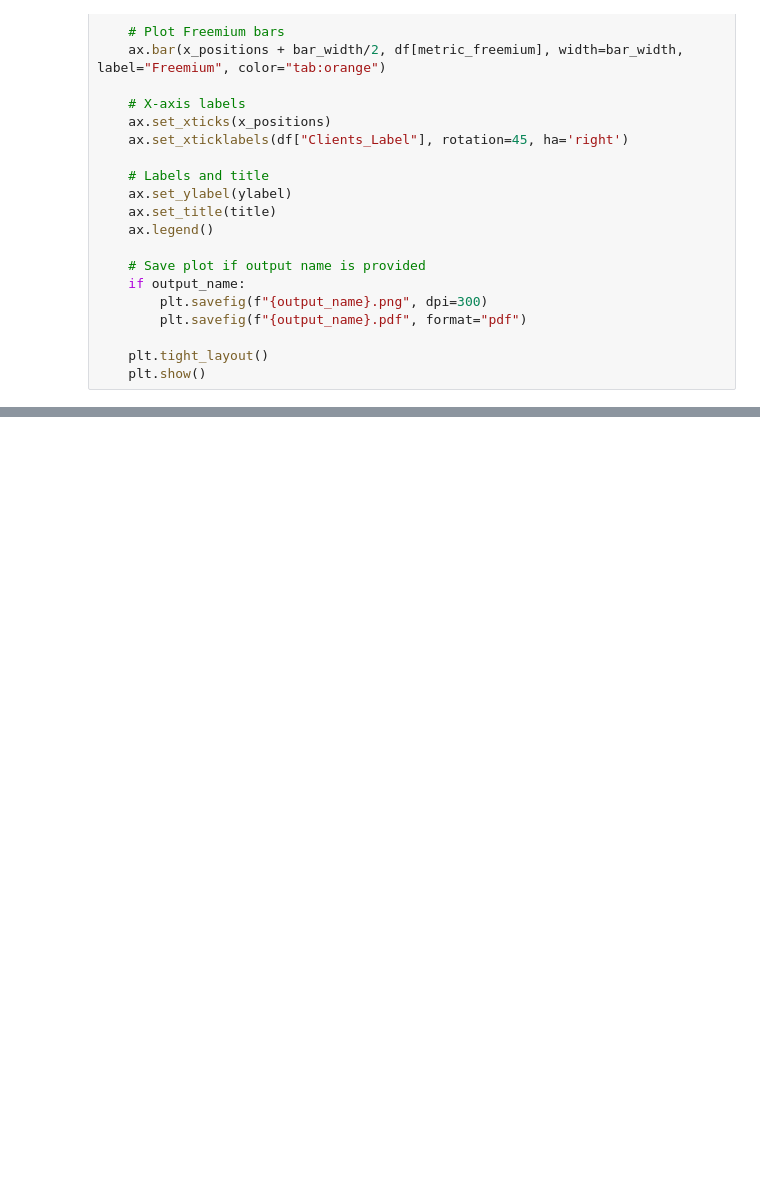
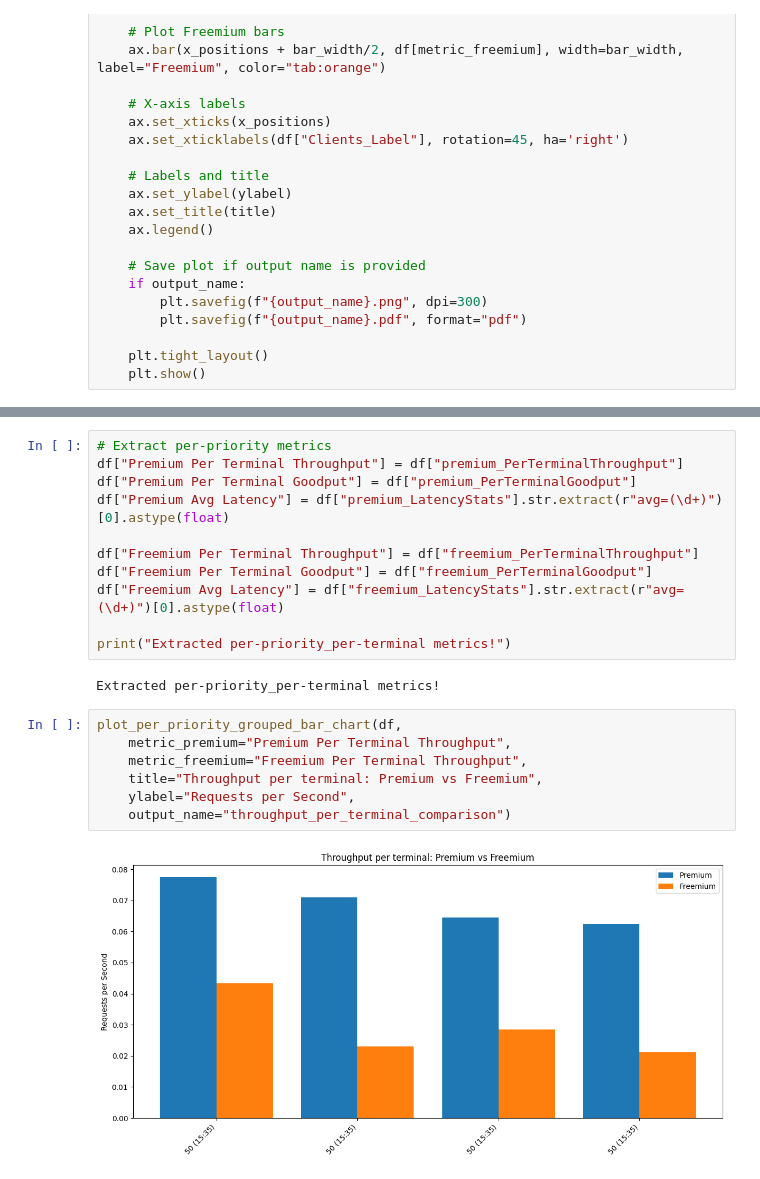
Before and after one commit to BelkisDjeffal/benchbase_for_plb, a Jupyter notebook: Plb_measurements_updated(1).ipynb, the cells around one changed output, grey strips where cells are left out. Cells and saved outputs as stored; diff of their text form; blank space fills up the shorter version.

```diff
--- a/Plb_measurements_updated(1).ipynb
+++ b/Plb_measurements_updated(1).ipynb
@@ -251,0 +210,22 @@ plot_per_priority_grouped_bar_chart(df,
+# %%
+# Extract per-priority metrics
+df["Premium Per Terminal Throughput"] = df["premium_PerTerminalThroughput"]
+df["Premium Per Terminal Goodput"] = df["premium_PerTerminalGoodput"]
+df["Premium Avg Latency"] = df["premium_LatencyStats"].str.extract(r"avg=(\d+)")[0].astype(float)
+
+df["Freemium Per Terminal Throughput"] = df["freemium_PerTerminalThroughput"]
+df["Freemium Per Terminal Goodput"] = df["freemium_PerTerminalGoodput"]
+df["Freemium Avg Latency"] = df["freemium_LatencyStats"].str.extract(r"avg=(\d+)")[0].astype(float)
+
+print("Extracted per-priority_per-terminal metrics!")
+# %% [output]
+Extracted per-priority_per-terminal metrics!
+# %%
+plot_per_priority_grouped_bar_chart(df,
+    metric_premium="Premium Per Terminal Throughput",
+    metric_freemium="Freemium Per Terminal Throughput",
+    title="Throughput per terminal: Premium vs Freemium",
+    ylabel="Requests per Second",
+    output_name="throughput_per_terminal_comparison")
+# %% [output]
+[figure, added]
```
Also changed, not shown: parts of 12 cells of this notebook, 16 other files.
